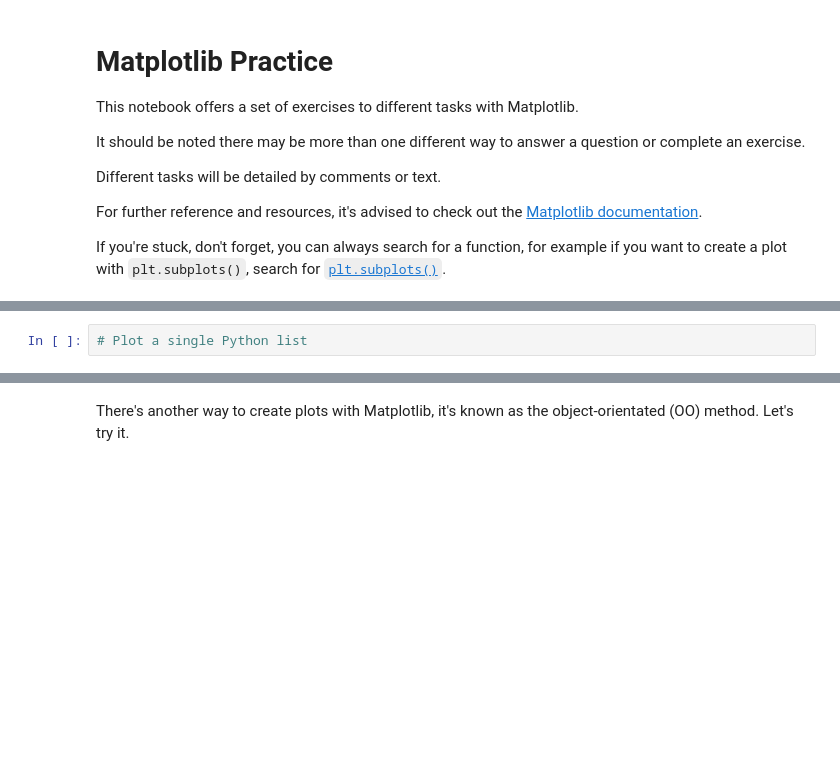
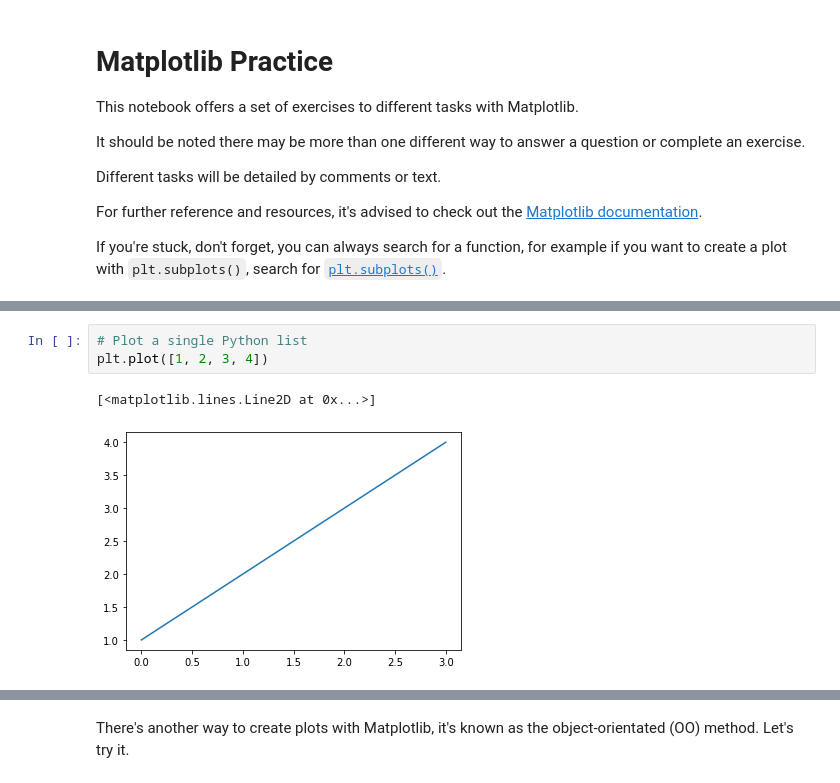
Before and after one commit to kunalburgul/AMLP, a Jupyter notebook: Data_Analysis/matplotlib_exercises.ipynb, the cells around one changed output, grey strips where cells are left out. Cells and saved outputs as stored; diff of their text form; blank space fills up the shorter version.

```diff
--- a/Data_Analysis/matplotlib_exercises.ipynb
+++ b/Data_Analysis/matplotlib_exercises.ipynb
@@ -20,4 +26,8 @@ If you're stuck, don't forget, you can always search for a function, for example
 # %%
 # Plot a single Python list
+plt.plot([1, 2, 3, 4])
+# %% [output]
+[<matplotlib.lines.Line2D at 0x...>]
+[figure, added]
 # %%
 # Create two lists, one called X, one called y, each with 5 numbers in them
```
Also changed, not shown: parts of 32 cells of this notebook.
